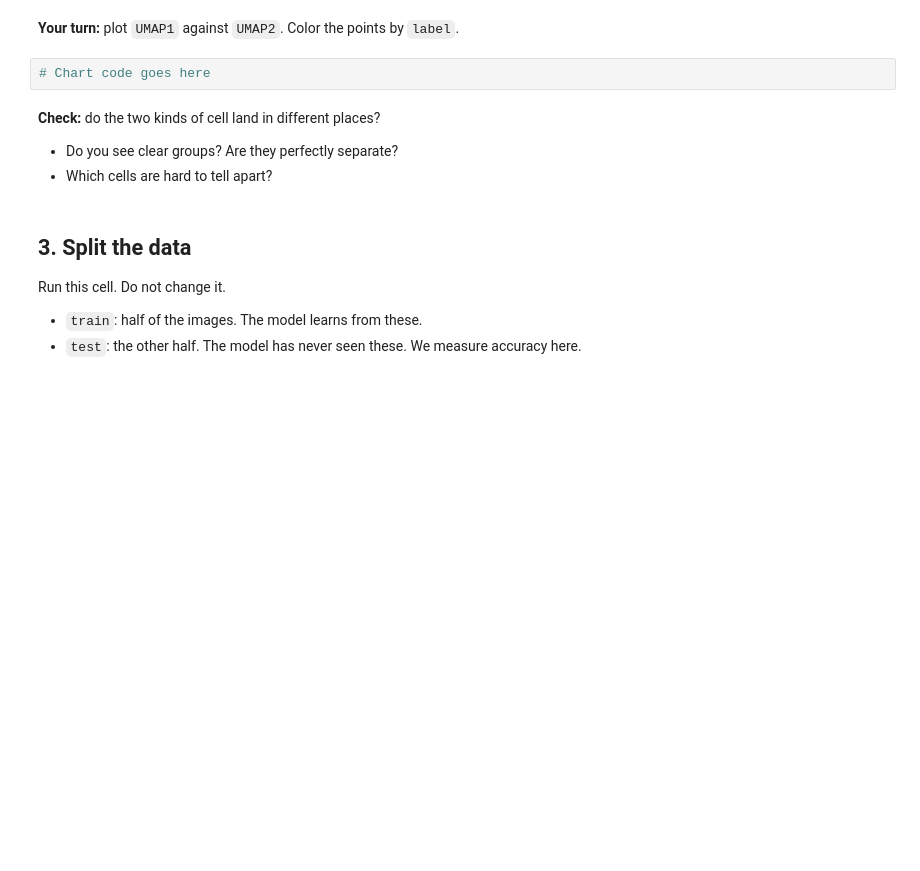
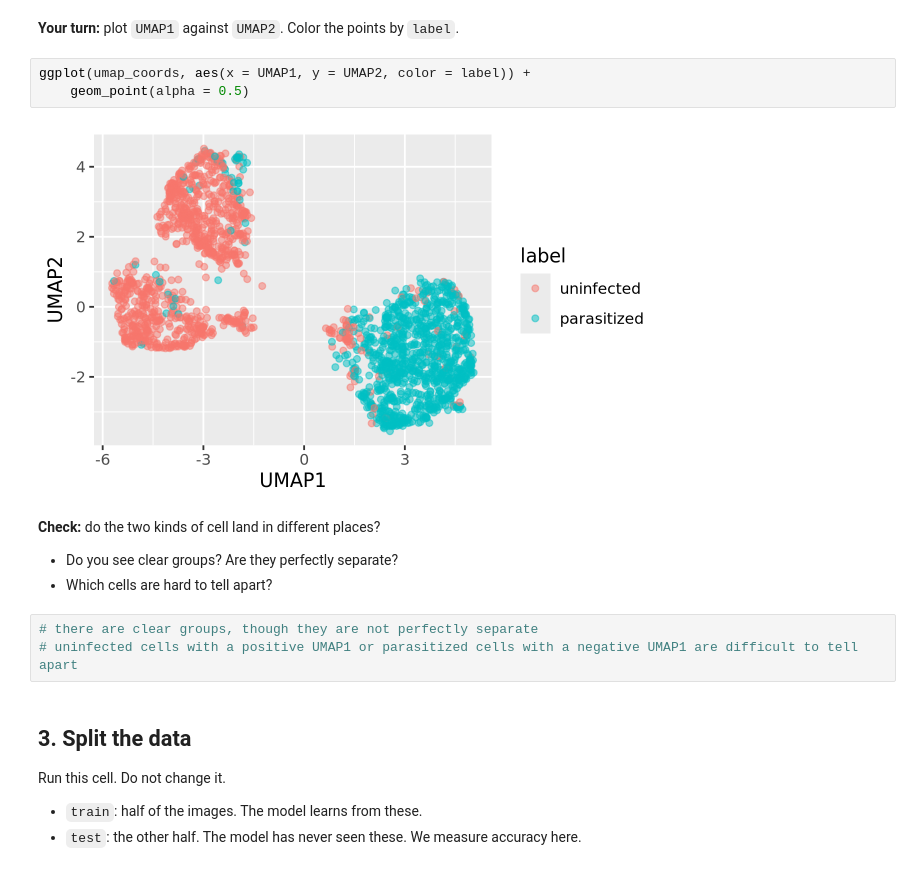
Before and after one commit to kitrice/512codespace, a Jupyter notebook: exercises/17-encoder-exercise.ipynb, the cells around one changed output. Saved outputs shown, nothing was run; the diff lists cells and outputs as text; blank space fills up the shorter version.

```diff
--- a/exercises/17-encoder-exercise.ipynb
+++ b/exercises/17-encoder-exercise.ipynb
@@ -44,12 +89,18 @@ umap_coords |> head()
 # %% [markdown]
 **Your turn:** plot `UMAP1` against `UMAP2`. Color the points by `label`.
 # %%
-# Chart code goes here
+ggplot(umap_coords, aes(x = UMAP1, y = UMAP2, color = label)) +
+    geom_point(alpha = 0.5)
+# %% [output]
+[figure, added]
 # %% [markdown]
 **Check:** do the two kinds of cell land in different places?
 
 - Do you see clear groups? Are they perfectly separate?
 - Which cells are hard to tell apart?
+# %%
+# there are clear groups, though they are not perfectly separate
+# uninfected cells with a positive UMAP1 or parasitized cells with a negative UMAP1 are difficult to tell apart
 # %% [markdown]
 ## 3. Split the data
 
```
Also changed, not shown: parts of 10 cells of this notebook, 2 other files.
